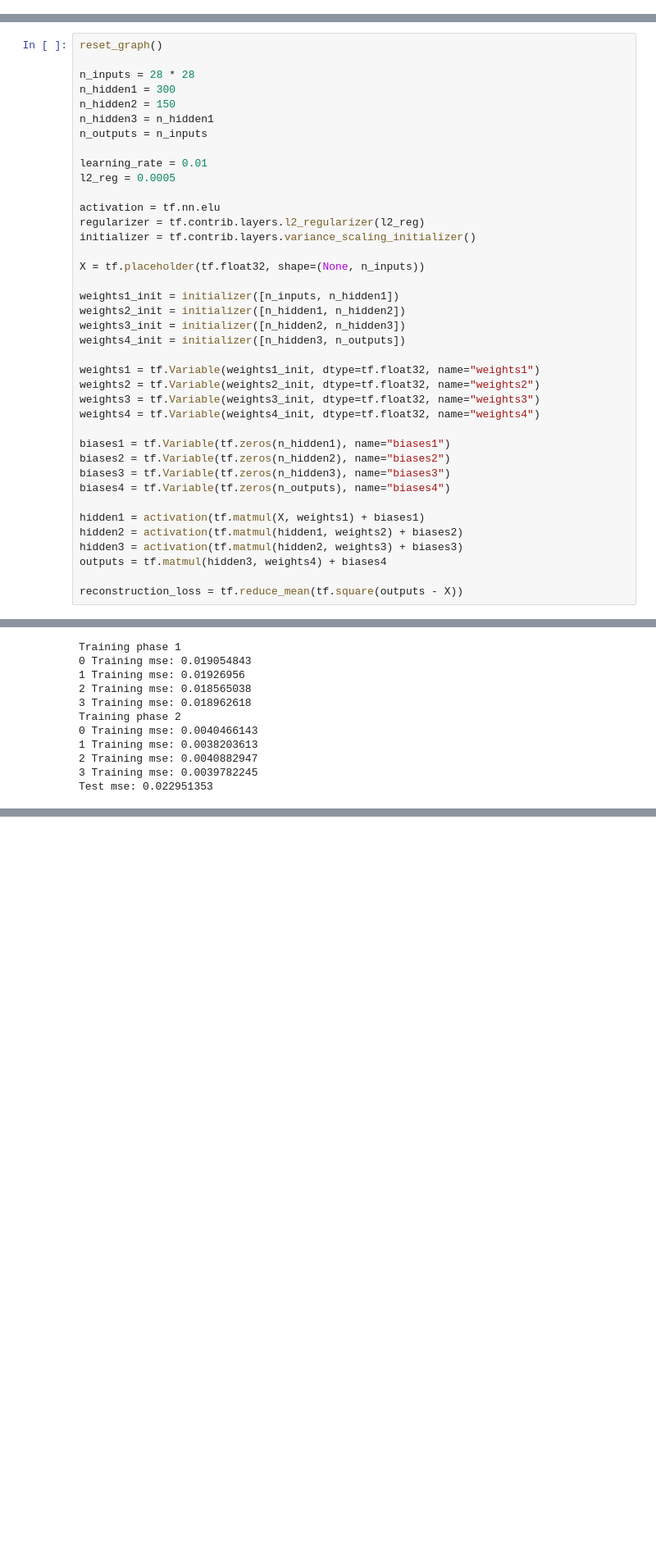
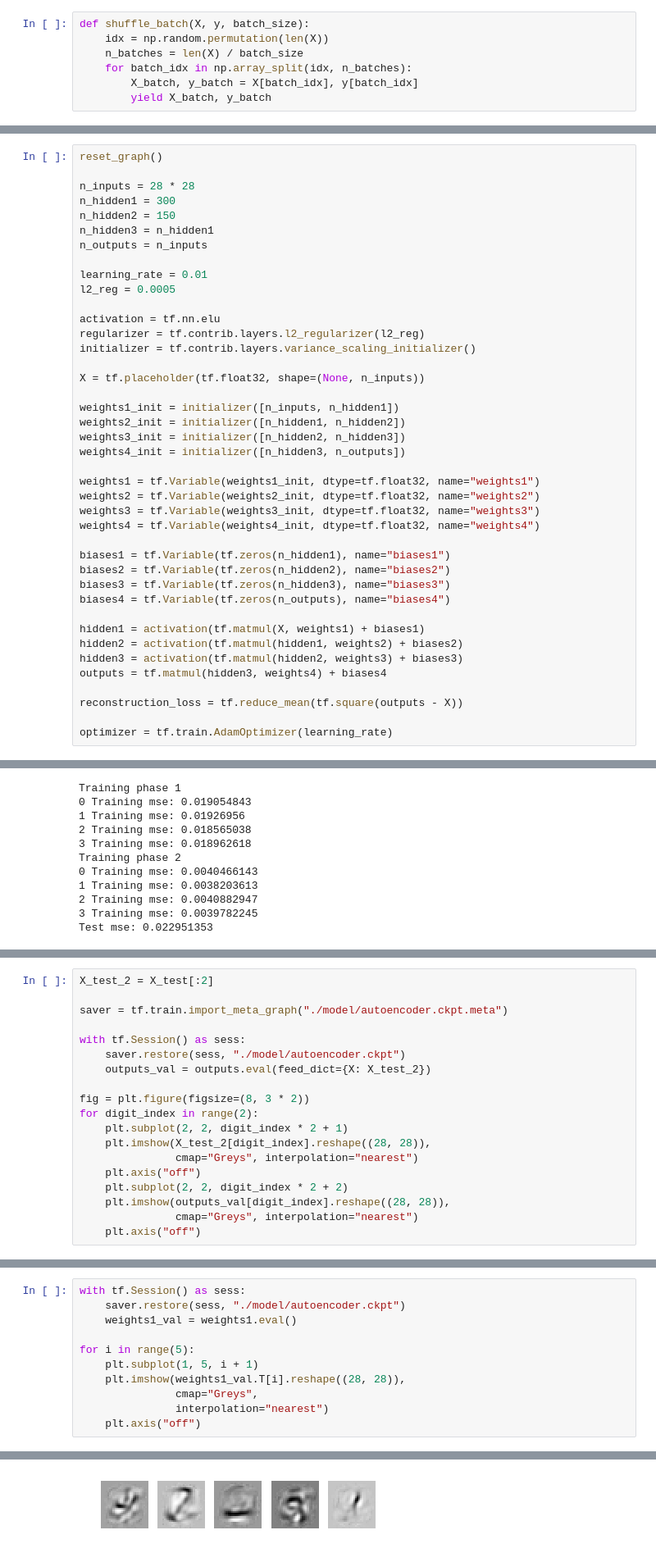
Before and after one commit to luyimin714/TensorFlow, a Jupyter notebook: Autoencoder.ipynb, the cells around one changed output, grey strips where cells are left out. Shown at 82% size. Cells and saved outputs as stored; diff of their text form; blank space fills up the shorter version.

Commit message:
autoencoder

```diff
--- a/Autoencoder.ipynb
+++ b/Autoencoder.ipynb
@@ -85,3 +85,10 @@ y_test = y_test.astype(np.float32)
+# %%
+def shuffle_batch(X, y, batch_size):
+    idx = np.random.permutation(len(X))
+    n_batches = len(X) / batch_size
+    for batch_idx in np.array_split(idx, n_batches):
+        X_batch, y_batch = X[batch_idx], y[batch_idx]
+        yield X_batch, y_batch
 # %%
 def shuffle_batch(X, batch_size):
     idx = np.random.permutation(len(X))
@@ -390,6 +397,8 @@ hidden3 = activation(tf.matmul(hidden2, weights3) + biases3)
 outputs = tf.matmul(hidden3, weights4) + biases4
 
 reconstruction_loss = tf.reduce_mean(tf.square(outputs - X))
+
+optimizer = tf.train.AdamOptimizer(learning_rate)
 # %%
 with tf.name_scope("phase1"):
     phase1_outputs = tf.matmul(hidden1, weights4) + biases4
@@ -517,0 +529,19 @@ INFO:tensorflow:Restoring parameters from ./model/autoencoder.ckpt
+# %%
+X_test_2 = X_test[:2]
+
+saver = tf.train.import_meta_graph("./model/autoencoder.ckpt.meta")
+
+with tf.Session() as sess:
+    saver.restore(sess, "./model/autoencoder.ckpt")
+    outputs_val = outputs.eval(feed_dict={X: X_test_2})
+
+fig = plt.figure(figsize=(8, 3 * 2))
+for digit_index in range(2):
+    plt.subplot(2, 2, digit_index * 2 + 1)
+    plt.imshow(X_test_2[digit_index].reshape((28, 28)),
+               cmap="Greys", interpolation="nearest")
+    plt.axis("off")
+    plt.subplot(2, 2, digit_index * 2 + 2)
+    plt.imshow(outputs_val[digit_index].reshape((28, 28)),
+               cmap="Greys", interpolation="nearest")
+    plt.axis("off")
@@ -517,0 +553,12 @@ INFO:tensorflow:Restoring parameters from ./model/autoencoder.ckpt
+# %%
+with tf.Session() as sess:
+    saver.restore(sess, "./model/autoencoder.ckpt")
+    weights1_val = weights1.eval()
+
+for i in range(5):
+    plt.subplot(1, 5, i + 1)
+    plt.imshow(weights1_val.T[i].reshape((28, 28)),
+               cmap="Greys",
+               interpolation="nearest")
+    plt.axis("off")
+# %% [output]
@@ -517,0 +566 @@ INFO:tensorflow:Restoring parameters from ./model/autoencoder.ckpt
+[figure, added]
```
Also changed, not shown: parts of 27 cells of this notebook, 16 other files.
